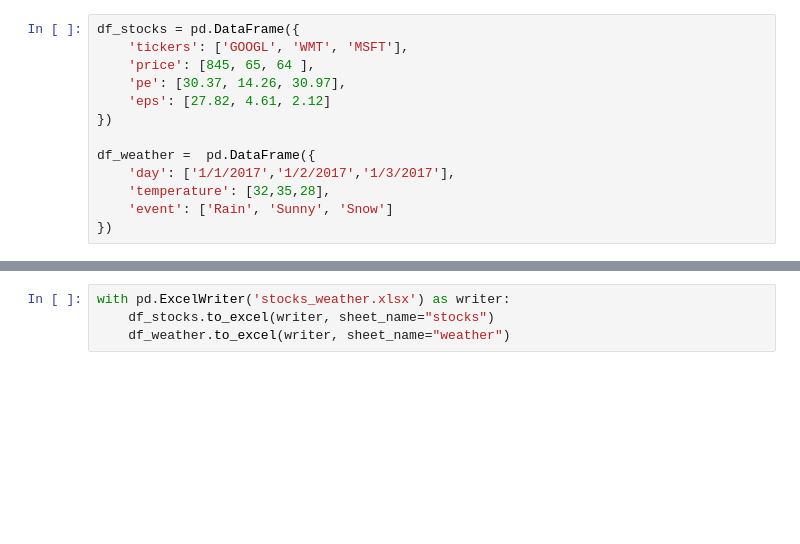
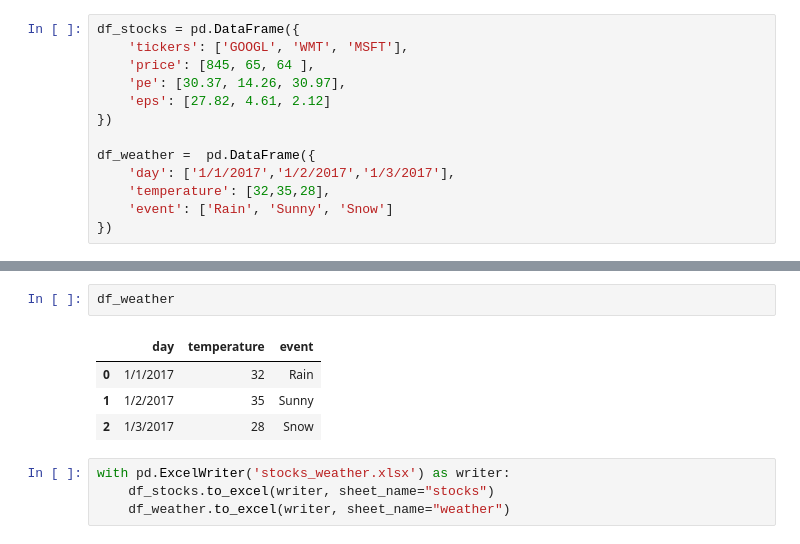
Before and after one commit to Priyanshri/CodeBasics-Practice, a Jupyter notebook: course_python/3_pandas_basics_code/3_read_write_to_excel/read_write_csv_excel_final.ipynb, the cells around one changed output, grey strips where cells are left out. Cells and saved outputs as stored; diff of their text form; blank space fills up the shorter version.

```diff
--- a/course_python/3_pandas_basics_code/3_read_write_to_excel/read_write_csv_excel_final.ipynb
+++ b/course_python/3_pandas_basics_code/3_read_write_to_excel/read_write_csv_excel_final.ipynb
@@ -182,3 +209,10 @@ df_weather =  pd.DataFrame({
+# %%
+df_weather
+# %% [output]
+|  | day | temperature | event |
+| 0 | 1/1/2017 | 32 | Rain |
+| 1 | 1/2/2017 | 35 | Sunny |
+| 2 | 1/3/2017 | 28 | Snow |
 # %%
 with pd.ExcelWriter('stocks_weather.xlsx') as writer:
     df_stocks.to_excel(writer, sheet_name="stocks")
```
Also changed, not shown: parts of 18 cells of this notebook, 9 other files.
